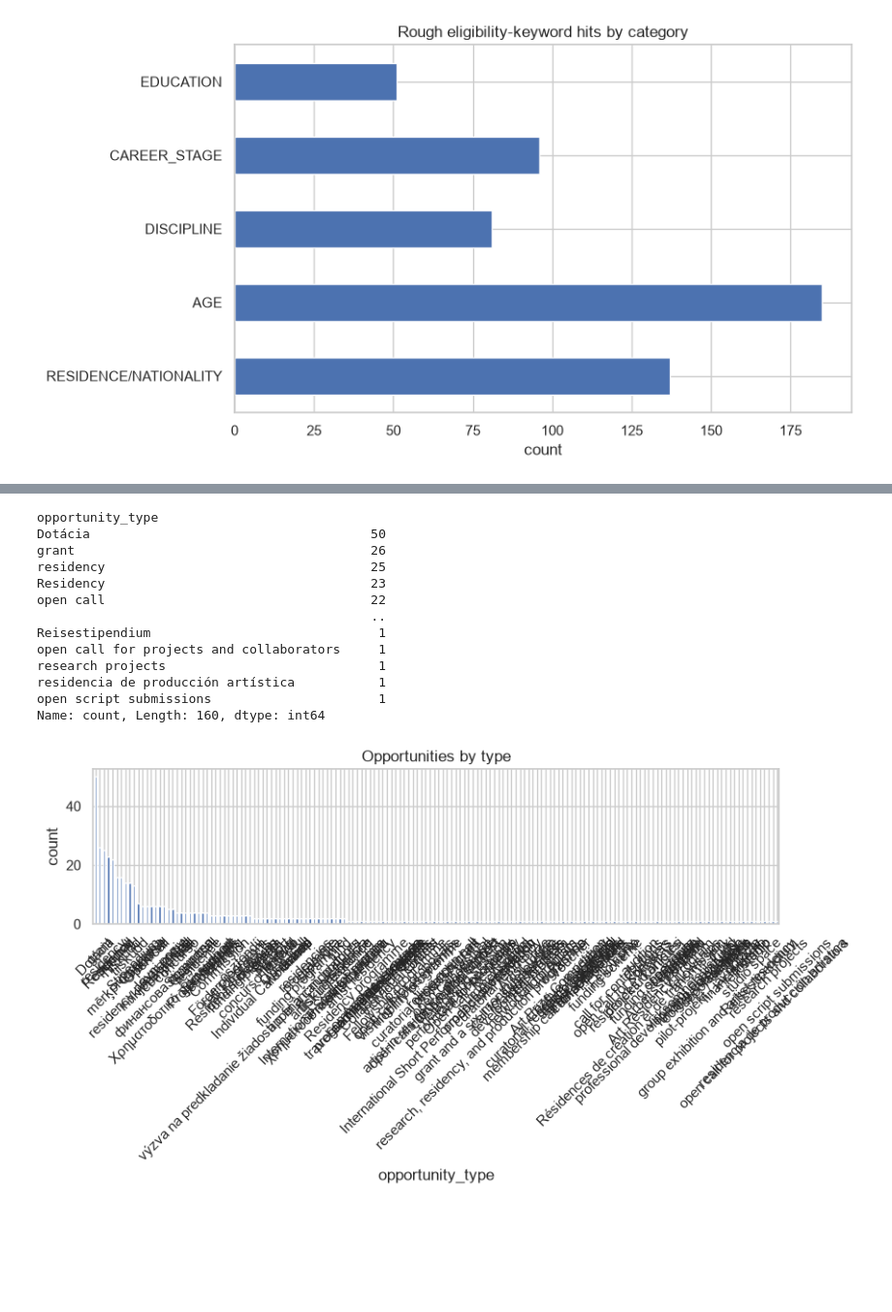
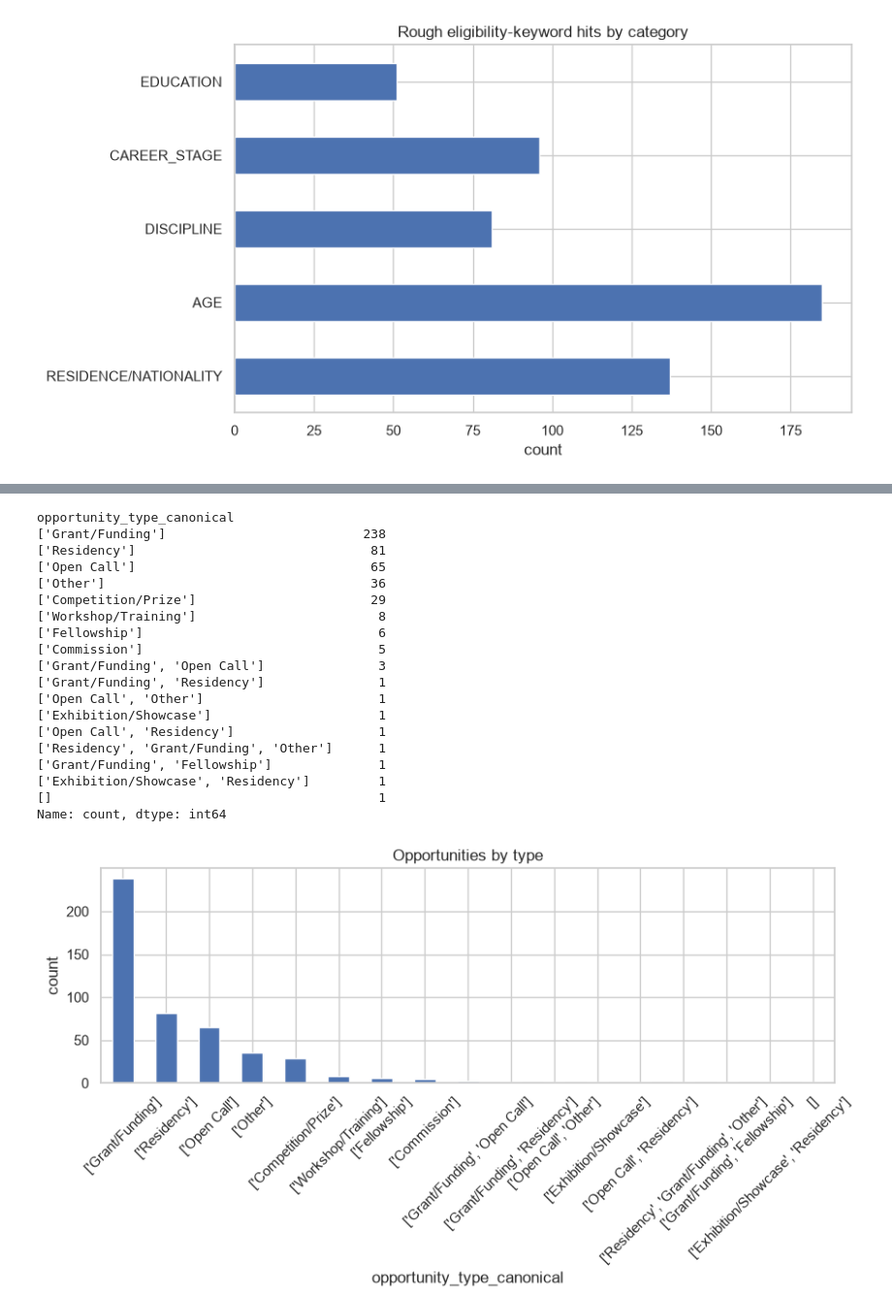
Before and after one commit to Lucaisok/open_art, a Jupyter notebook: notebooks/eda.ipynb, the cells around one changed output, grey strips where cells are left out. Shown at 97% size. Saved outputs shown, nothing was run; the diff lists cells and outputs as text; code cells hidden in the pictures; blank space fills up the shorter version.

```diff
--- a/notebooks/eda.ipynb
+++ b/notebooks/eda.ipynb
@@ -77,0 +69,4 @@ df.head()
+# %%
+features = ["id", "language", "title_en", "requirements_text_en", "deadline_date", "source", "organisation", "description_en", "country_canonical", "city_en", "funding", "funding_components", "application_fee_has_fee", "discipline_canonical", "opportunity_type_canonical", "career_stage_canonical"]
+# %%
+exploration_df = df[features]
@@ -342,26 +297,32 @@ Spain                              0           0            1            0
 # %%
 if "opportunity_type" in df.columns:
-    type_counts = df["opportunity_type"].fillna("(not stated)").value_counts()
+    type_counts = exploration_df["opportunity_type_canonical"].fillna("(not stated)").value_counts()
     print(type_counts)
 
     type_counts.plot(kind="bar", title="Opportunities by type", rot=45)
     plt.ylabel("count")
     plt.tight_layout()
     plt.show()
 else:
     print("No `opportunity_type` column found.")
 # %% [output]
-opportunity_type
-Dotácia                                     50
-grant                                       26
-residency                                   25
-Residency                                   23
-open call                                   22
-                                            ..
-Reisestipendium                              1
-open call for projects and collaborators     1
-research projects                            1
-residencia de producción artística           1
-open script submissions                      1
-Name: count, Length: 160, dtype: int64
+opportunity_type_canonical
+['Grant/Funding']                          238
+['Residency']                               81
+['Open Call']                               65
+['Other']                                   36
+['Competition/Prize']                       29
+['Workshop/Training']                        8
+['Fellowship']                               6
+['Commission']                               5
+['Grant/Funding', 'Open Call']               3
+['Grant/Funding', 'Residency']               1
+['Open Call', 'Other']                       1
+['Exhibition/Showcase']                      1
+['Open Call', 'Residency']                   1
+['Residency', 'Grant/Funding', 'Other']      1
+['Grant/Funding', 'Fellowship']              1
+['Exhibition/Showcase', 'Residency']         1
+[]                                           1
+Name: count, dtype: int64
-[figure, old version]
+[figure, new version]
```
Also changed, not shown: parts of 16 cells of this notebook.
